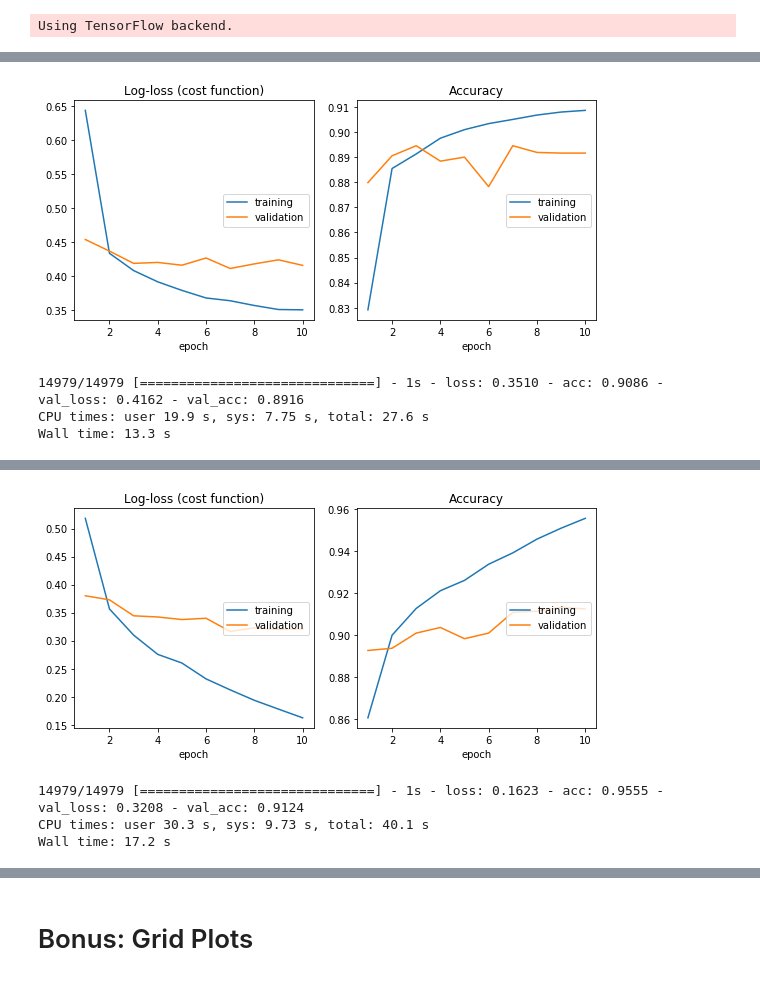
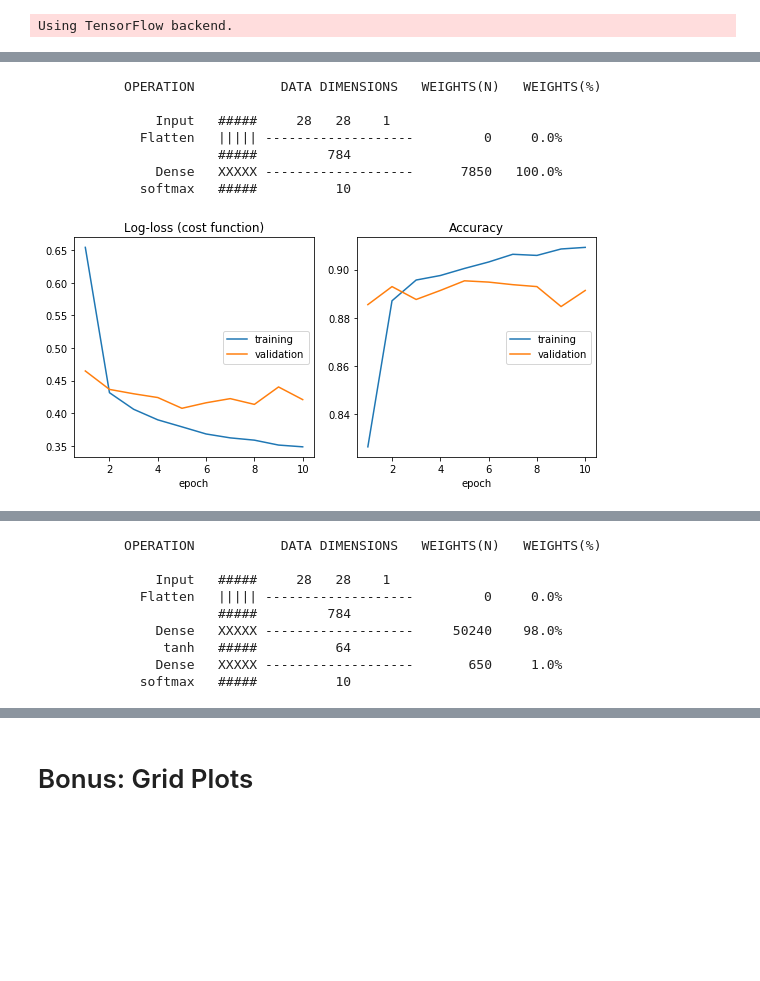
Before and after one commit to deepsense-ai/intel-ai-webinar-neural-networks, a Jupyter notebook: notebook_done.ipynb, the cells around one changed output, grey strips where cells are left out. Drawn from its saved outputs; the diff is of its cells as text; code cells hidden in the pictures; blank space fills up the shorter version.

```diff
--- a/notebook_done.ipynb
+++ b/notebook_done.ipynb
@@ -91,8 +93,9 @@ X_train, X_test, Y_train, Y_test = train_test_split(X, Y,
                                                     random_state=137)
 # %%
 plot_losses = PlotLosses(figsize=(8, 4))
+# %%
+trained_models, training_times = [], []
 # %%
-%%time
 # logistic regression
 model = Sequential()
 
@@ -103,14 +106,23 @@ model.compile(loss='categorical_crossentropy',
               optimizer='adam',
               metrics=['accuracy'])
 sequential_model_to_ascii_printout(model)
-
-# train model
-model.fit(X_train, Y_train,
-          epochs=10,
-          batch_size=32,
-          validation_data=(X_test, Y_test), callbacks=[plot_losses])
 # %% [output]
-[figure, removed]
-14979/14979 [==============================] - 1s - loss: 0.3510 - acc: 0.9086 - val_loss: 0.4162 - val_acc: 0.8916
-CPU times: user 19.9 s, sys: 7.75 s, total: 27.6 s
-Wall time: 13.3 s
+           OPERATION           DATA DIMENSIONS   WEIGHTS(N)   WEIGHTS(%)
+
+               Input   #####     28   28    1
+             Flatten   ||||| -------------------         0     0.0%
+                       #####         784
+               Dense   XXXXX -------------------      7850   100.0%
+             softmax   #####          10
+# %%
+start_time = time()
+# train model
+model.fit(X_train, Y_train,
+          epochs=10,
+          batch_size=32,
+          validation_data=(X_test, Y_test), callbacks=[plot_losses])
+end_time = time()
+trained_models.append(model)
+training_times.append(end_time-start_time)
+# %% [output]
+[figure, added]
@@ -117,5 +130,4 @@ Wall time: 13.3 s
 # %%
-%%time
 # MLP
 model = Sequential()
 
@@ -127,14 +139,13 @@ model.compile(loss='categorical_crossentropy',
               optimizer='adam',
               metrics=['accuracy'])
 sequential_model_to_ascii_printout(model)
-
-# train model
-model.fit(X_train, Y_train,
-          epochs=10,
-          batch_size=32,
-          validation_data=(X_test, Y_test), callbacks=[plot_losses])
 # %% [output]
-[figure, removed]
-14979/14979 [==============================] - 1s - loss: 0.1623 - acc: 0.9555 - val_loss: 0.3208 - val_acc: 0.9124
-CPU times: user 30.3 s, sys: 9.73 s, total: 40.1 s
-Wall time: 17.2 s
+           OPERATION           DATA DIMENSIONS   WEIGHTS(N)   WEIGHTS(%)
+
+               Input   #####     28   28    1
+             Flatten   ||||| -------------------         0     0.0%
+                       #####         784
+               Dense   XXXXX -------------------     50240    98.0%
+                tanh   #####          64
+               Dense   XXXXX -------------------       650     1.0%
+             softmax   #####          10
```
Also changed, not shown: parts of 31 cells of this notebook, 3 other files.
